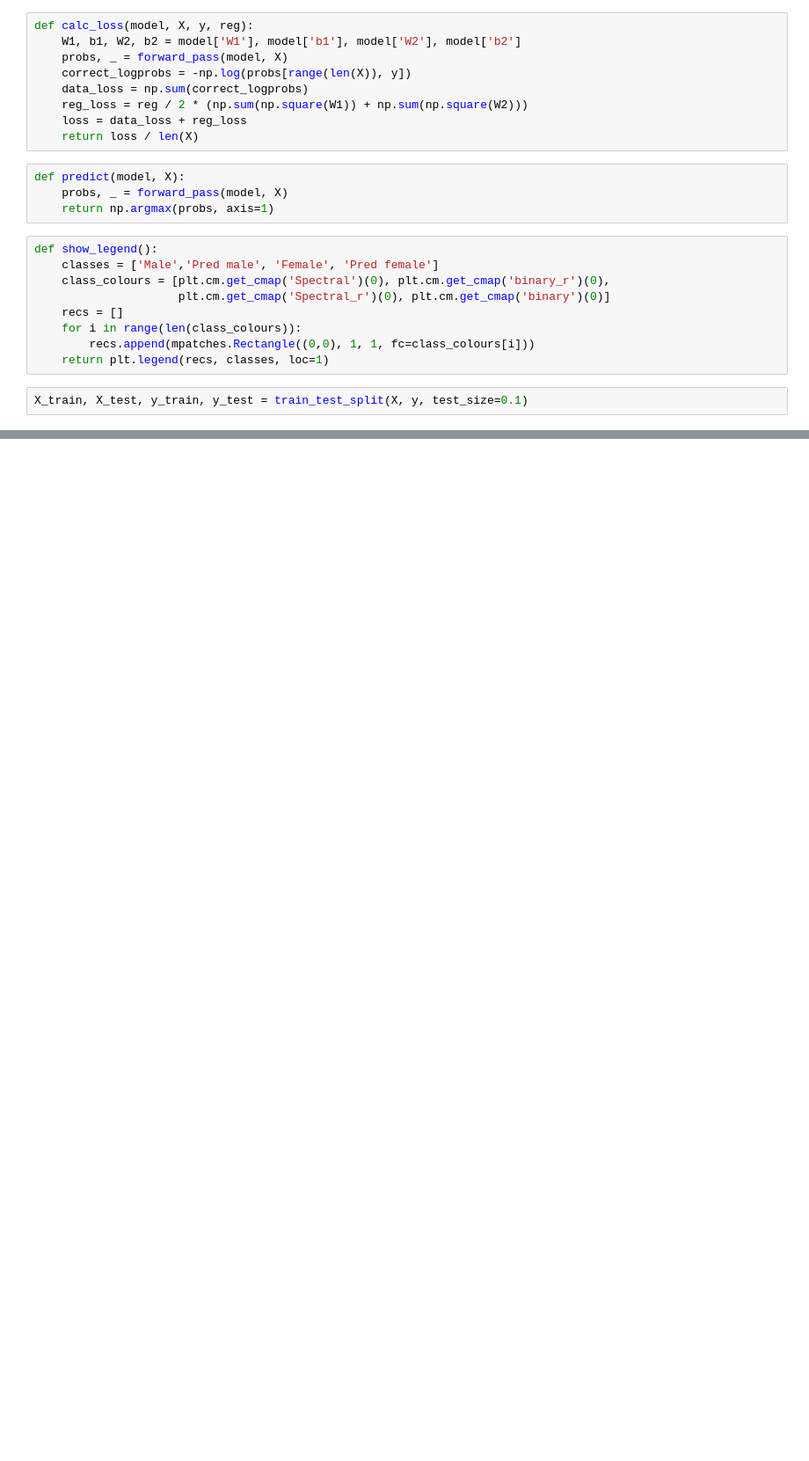
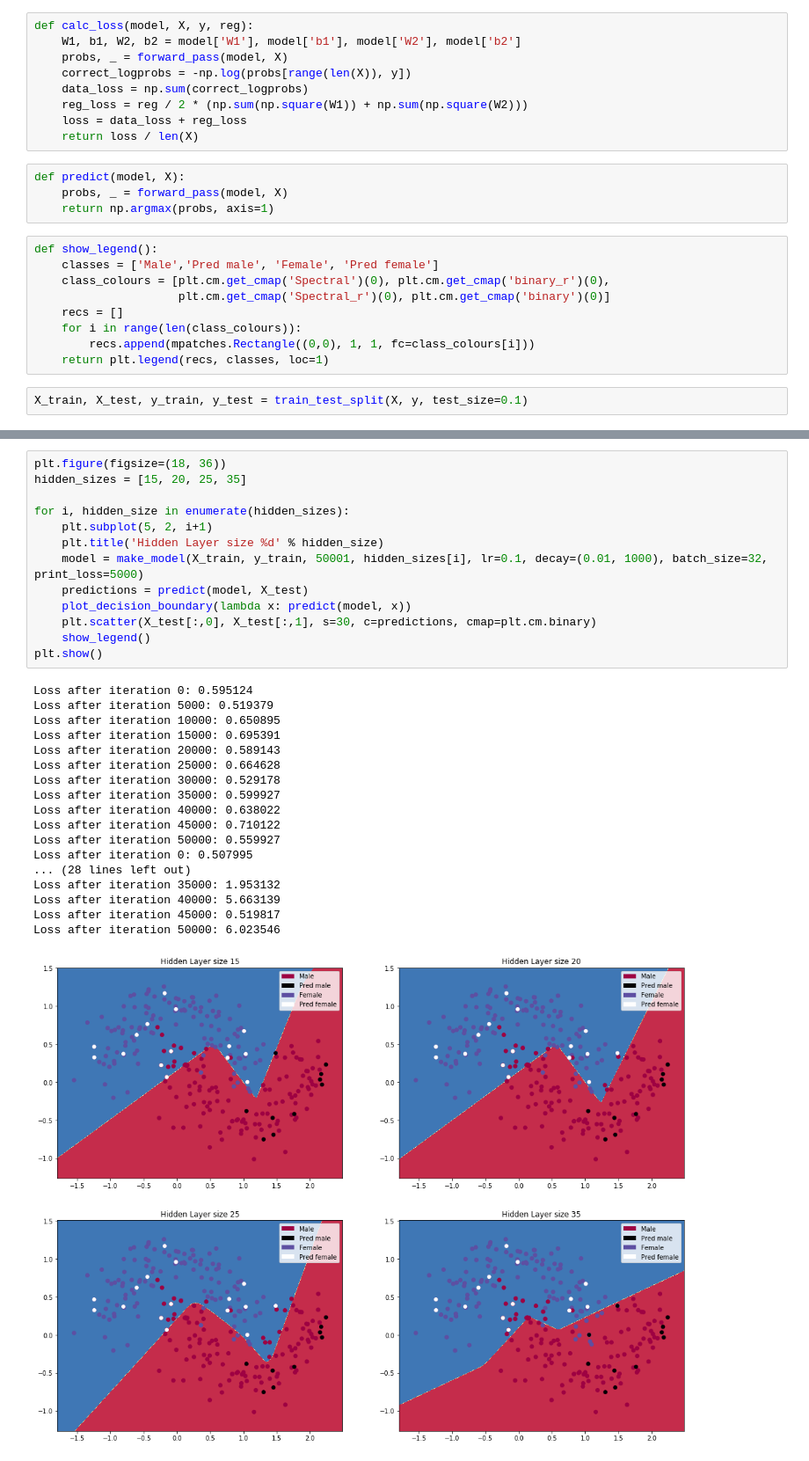
Before and after one commit to FD253/wildml, a Jupyter notebook: nn-from-scratch.ipynb, the cells around one changed output, grey strips where cells are left out. Shown at 88% size. Drawn from its saved outputs; the diff is of its cells as text; blank space fills up the shorter version.

```diff
--- a/nn-from-scratch.ipynb
+++ b/nn-from-scratch.ipynb
@@ -219,0 +229,32 @@ Loss after iteration 20000: 0.164986
+# %%
+plt.figure(figsize=(18, 36))
+hidden_sizes = [15, 20, 25, 35]
+
+for i, hidden_size in enumerate(hidden_sizes):
+    plt.subplot(5, 2, i+1)
+    plt.title('Hidden Layer size %d' % hidden_size)
+    model = make_model(X_train, y_train, 50001, hidden_sizes[i], lr=0.1, decay=(0.01, 1000), batch_size=32, print_loss=5000)
+    predictions = predict(model, X_test)
+    plot_decision_boundary(lambda x: predict(model, x))
+    plt.scatter(X_test[:,0], X_test[:,1], s=30, c=predictions, cmap=plt.cm.binary)
+    show_legend()
+plt.show()
+# %% [output]
+Loss after iteration 0: 0.595124
+Loss after iteration 5000: 0.519379
+Loss after iteration 10000: 0.650895
+Loss after iteration 15000: 0.695391
+Loss after iteration 20000: 0.589143
+Loss after iteration 25000: 0.664628
+Loss after iteration 30000: 0.529178
+Loss after iteration 35000: 0.599927
+Loss after iteration 40000: 0.638022
+Loss after iteration 45000: 0.710122
+Loss after iteration 50000: 0.559927
+Loss after iteration 0: 0.507995
+... (28 lines left out)
+Loss after iteration 35000: 1.953132
+Loss after iteration 40000: 5.663139
+Loss after iteration 45000: 0.519817
+Loss after iteration 50000: 6.023546
+[figure, added]
```
Also changed, not shown: parts of 6 cells of this notebook.
